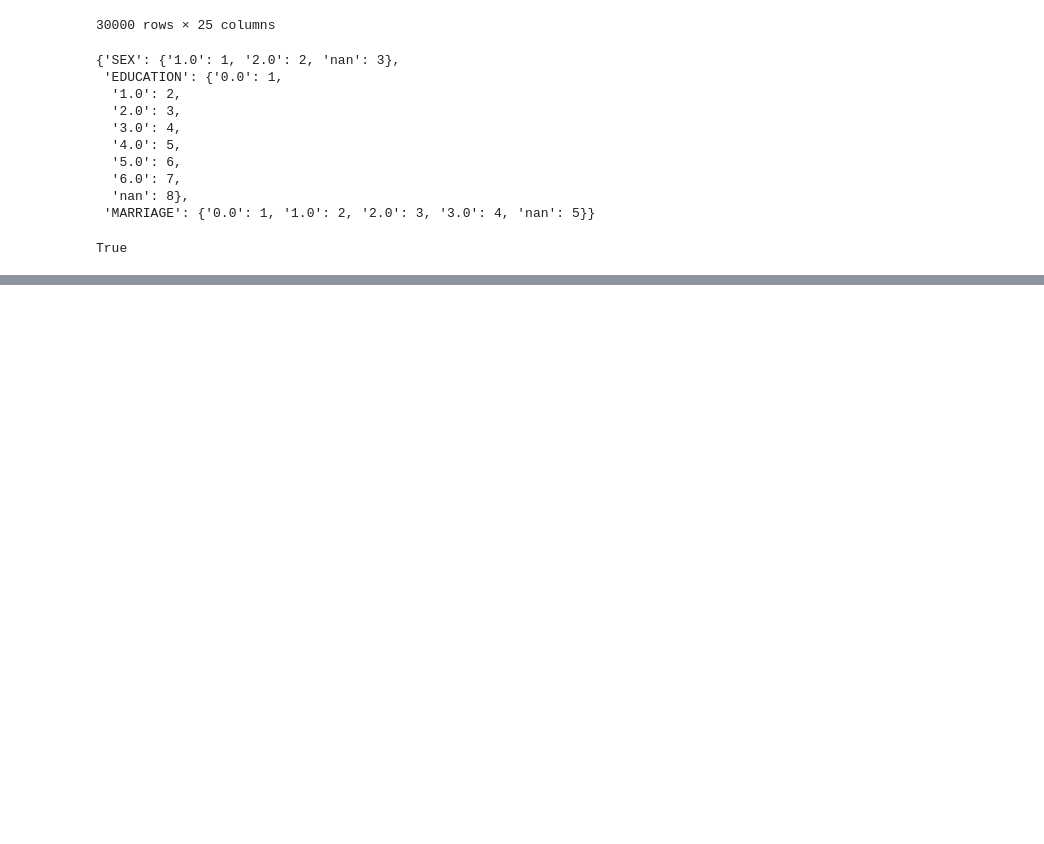
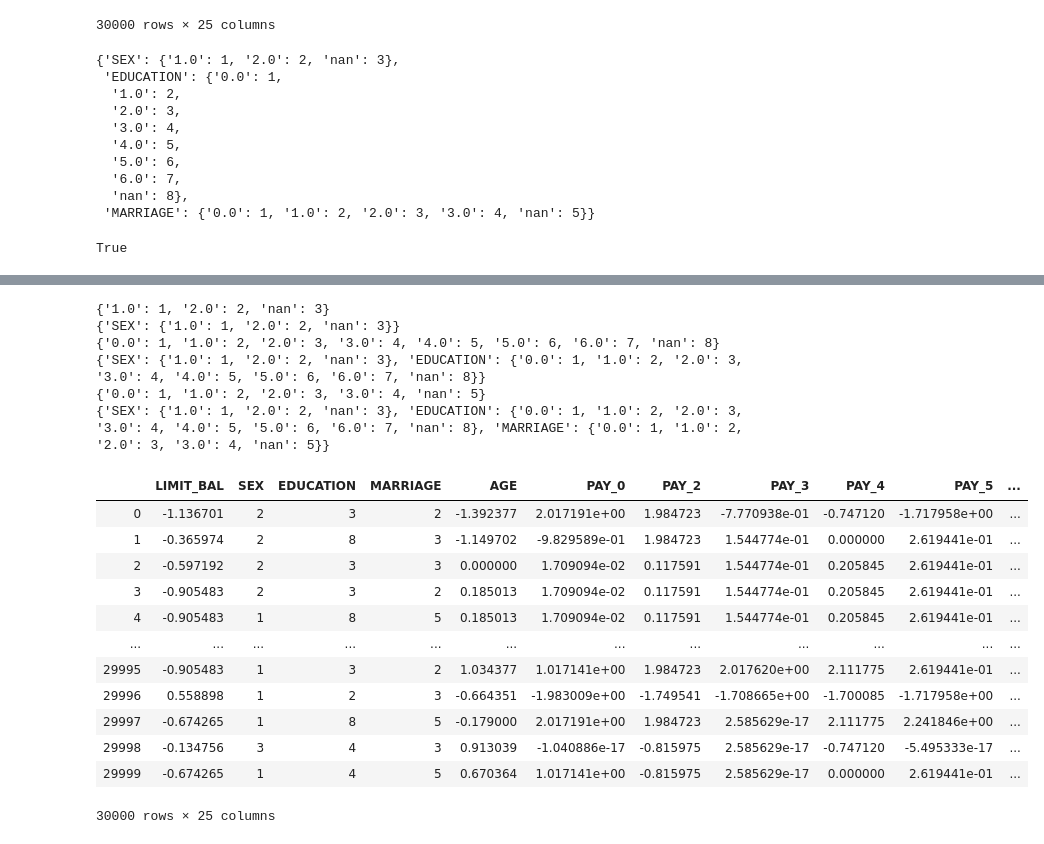
Before and after one commit to sungreong/Experiment, a Jupyter notebook: DataHandling/0405_Tensorflow_CategoryHandler.ipynb, the cells around one changed output, grey strips where cells are left out. Saved outputs shown, nothing was run; the diff lists cells and outputs as text; code cells hidden in the pictures; blank space fills up the shorter version.

```diff
--- a/DataHandling/0405_Tensorflow_CategoryHandler.ipynb
+++ b/DataHandling/0405_Tensorflow_CategoryHandler.ipynb
@@ -281,8 +290,14 @@ cat_info
  3: {'0.0': 1, '1.0': 2, '2.0': 3, '3.0': 4, 'nan': 5}}
 # %%
 total = np.arange(len(in_var))
-fac_idx = [1,2,3]
+fac_idx = list(cat_info.keys())
 split = list(set(np.array(fac_idx)) | set(np.array(fac_idx ) + 1))
 lists = np.split(total , split)
-lists
+index_store = []
+for idx , i in enumerate(lists) :
+    if len(i) == 1 :
+        index_store.append([i[0],1])
+    else :
+        index_store.append([i[0],len(i) ] )
+index_store
 # %% [output]
@@ -372,7 +372,7 @@ class_dataset = class_dataset.batch(batch_size=batch_size, drop_remainder=True)
 iter = class_dataset.make_initializable_iterator()
 feature_x , label_y = iter.get_next()
 # %%
-FeatureX = RepresentationLayer(feature_x , 4 , index_store , cat_info, type="onehot")
+FeatureX = RepresentationLayer(feature_x , index_store , cat_info,"onehot",4)
 # %%
 logit = Layer(FeatureX)
 prob= tf.nn.sigmoid(logit)
@@ -480,6 +480,19 @@ def vis_onlysl(store:dict, path:str,title:str) :
     plt.suptitle(title)
     plt.savefig(path)
     plt.show()
+# %%
+import logging
+from IPython.display import clear_output
+log = logging.getLogger('feature_x')
+log.setLevel(logging.DEBUG)
+log.propagate = True
+# os.path.join(os.getcwd(), LogPath)
+fileHandler = logging.FileHandler(f"0405_CategoryHandler_log.txt", mode="w")
+streamHandler = logging.StreamHandler()
+fileHandler.setLevel(logging.DEBUG)
+streamHandler.setLevel(logging.CRITICAL)
+log.addHandler(fileHandler)
+log.addHandler(streamHandler)
 # %%
 config = tf.ConfigProto(log_device_placement=True)
 config.gpu_options.allow_growth = True
@@ -505,7 +518,7 @@ with tf.Session(config=config) as sess:
         while True :
             try :
                 ### Supervised Learning
-                result  = sess.run([solver2 , loss2],
+                result  = sess.run([solver2 , loss2,FeatureX],
                                    feed_dict={global_step:i,
                                               batch_prob :True,
                                               DropoutRate : 0.8
@@ -516,6 +529,8 @@ with tf.Session(config=config) as sess:
         mslloss = np.mean(batchSlLoss)
         print(f"Epoch : {i}, SLLoss : {mslloss:.3f}" , end = "\r")
         if (i % 100 == 0) :
+            log.info(str(i))
+            log.info(result[2][:3,:])
             sess.run(iter.initializer ,
                      feed_dict= {X : Train_X_np,
                      y : Train_y.values.reshape(-1,1),
@@ -631 +643,33 @@ set()
+# %%
+data = train
+category_info  = {}
+for feat in fac_var:
+    findIDX = [idx for idx, i in enumerate(in_var) if i == feat][0]
+    lbe = LabelEncoder()
+    lbe.fit(data[feat].values)
+    diz_map_train = dict(zip(lbe.classes_, lbe.transform(lbe.classes_) + 1))
+    print(diz_map_train)
+    category_info[feat] = diz_map_train
+#     print(category_info)
+# train.replace(category_info)
+# %% [output]
+{'1.0': 1, '2.0': 2, 'nan': 3}
+{'SEX': {'1.0': 1, '2.0': 2, 'nan': 3}}
+{'0.0': 1, '1.0': 2, '2.0': 3, '3.0': 4, '4.0': 5, '5.0': 6, '6.0': 7, 'nan': 8}
+{'SEX': {'1.0': 1, '2.0': 2, 'nan': 3}, 'EDUCATION': {'0.0': 1, '1.0': 2, '2.0': 3, '3.0': 4, '4.0': 5, '5.0': 6, '6.0': 7, 'nan': 8}}
+{'0.0': 1, '1.0': 2, '2.0': 3, '3.0': 4, 'nan': 5}
+{'SEX': {'1.0': 1, '2.0': 2, 'nan': 3}, 'EDUCATION': {'0.0': 1, '1.0': 2, '2.0': 3, '3.0': 4, '4.0': 5, '5.0': 6, '6.0': 7, 'nan': 8}, 'MARRIAGE': {'0.0': 1, '1.0': 2, '2.0': 3, '3.0': 4, 'nan': 5}}
+|  | LIMIT_BAL | SEX | EDUCATION | MARRIAGE | AGE | PAY_0 | PAY_2 | PAY_3 | PAY_4 | PAY_5 | ... |
+| 0 | -1.136701 | 2 | 3 | 2 | -1.392377 | 2.017191e+00 | 1.984723 | -7.770938e-01 | -0.747120 | -1.717958e+00 | ... |
+| 1 | -0.365974 | 2 | 8 | 3 | -1.149702 | -9.829589e-01 | 1.984723 | 1.544774e-01 | 0.000000 | 2.619441e-01 | ... |
+| 2 | -0.597192 | 2 | 3 | 3 | 0.000000 | 1.709094e-02 | 0.117591 | 1.544774e-01 | 0.205845 | 2.619441e-01 | ... |
+| 3 | -0.905483 | 2 | 3 | 2 | 0.185013 | 1.709094e-02 | 0.117591 | 1.544774e-01 | 0.205845 | 2.619441e-01 | ... |
+| 4 | -0.905483 | 1 | 8 | 5 | 0.185013 | 1.709094e-02 | 0.117591 | 1.544774e-01 | 0.205845 | 2.619441e-01 | ... |
+| ... | ... | ... | ... | ... | ... | ... | ... | ... | ... | ... | ... |
+| 29995 | -0.905483 | 1 | 3 | 2 | 1.034377 | 1.017141e+00 | 1.984723 | 2.017620e+00 | 2.111775 | 2.619441e-01 | ... |
+| 29996 | 0.558898 | 1 | 2 | 3 | -0.664351 | -1.983009e+00 | -1.749541 | -1.708665e+00 | -1.700085 | -1.717958e+00 | ... |
+| 29997 | -0.674265 | 1 | 8 | 5 | -0.179000 | 2.017191e+00 | 1.984723 | 2.585629e-17 | 2.111775 | 2.241846e+00 | ... |
+| 29998 | -0.134756 | 3 | 4 | 3 | 0.913039 | -1.040886e-17 | -0.815975 | 2.585629e-17 | -0.747120 | -5.495333e-17 | ... |
+| 29999 | -0.674265 | 1 | 4 | 5 | 0.670364 | 1.017141e+00 | -0.815975 | 2.585629e-17 | 0.000000 | 2.619441e-01 | ... |
+30000 rows × 25 columns
 # %%
```
Also changed, not shown: parts of 24 cells of this notebook, 1 other file.
